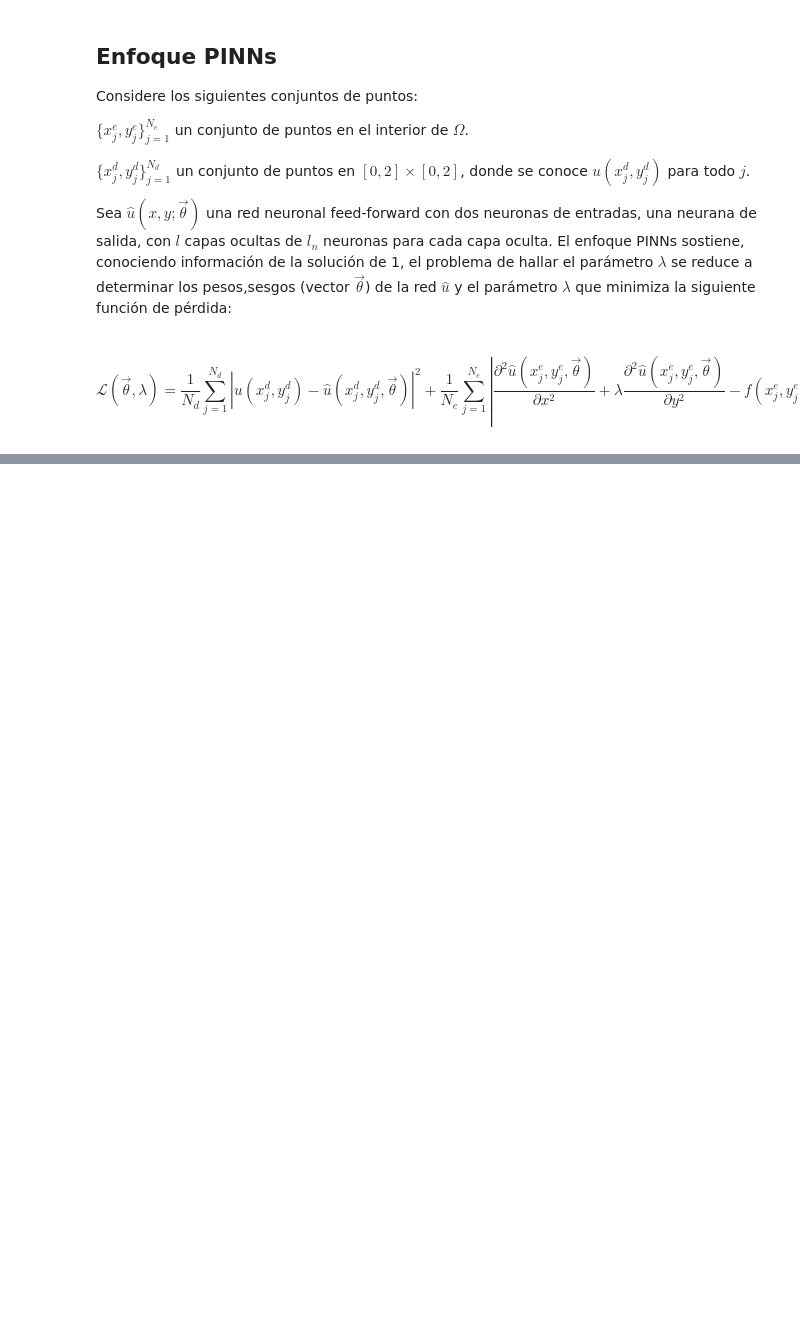
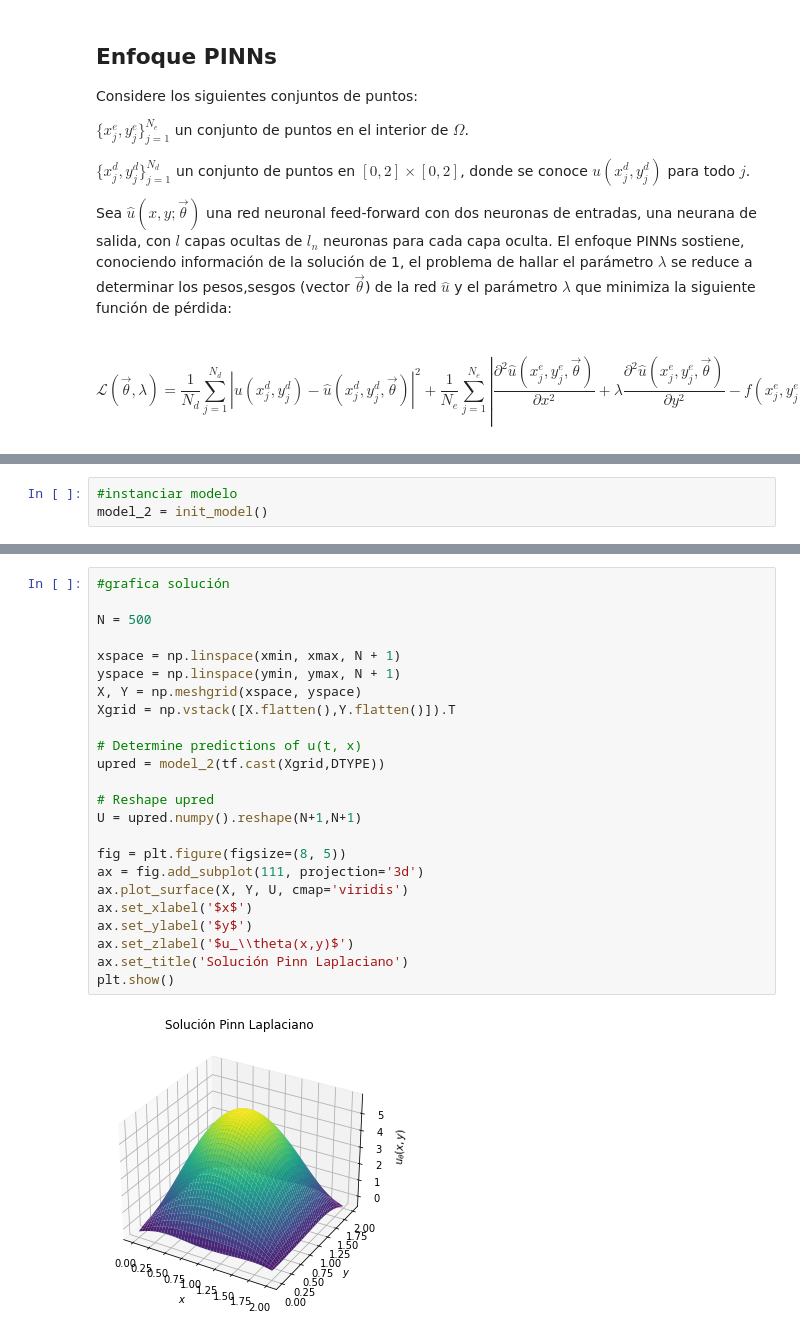
Before and after one commit to SebastianJaraCifuentes/PINNs, a Jupyter notebook: Laplaciano2D.ipynb, the cells around one changed output, grey strips where cells are left out. Cells and saved outputs as stored; diff of their text form; blank space fills up the shorter version.

```diff
--- a/Laplaciano2D.ipynb
+++ b/Laplaciano2D.ipynb
@@ -351,0 +379,3 @@ $$\mathcal{L}(\vec{\theta}, \lambda) =  \dfrac{1}{N_d}\sum\limits_{j=1}^{N_d} |u
+# %%
+#instanciar modelo
+model_2 = init_model()
@@ -351,0 +492,26 @@ $$\mathcal{L}(\vec{\theta}, \lambda) =  \dfrac{1}{N_d}\sum\limits_{j=1}^{N_d} |u
+# %%
+#grafica solución
+
+N = 500
+
+xspace = np.linspace(xmin, xmax, N + 1)
+yspace = np.linspace(ymin, ymax, N + 1)
+X, Y = np.meshgrid(xspace, yspace)
+Xgrid = np.vstack([X.flatten(),Y.flatten()]).T
+
+# Determine predictions of u(t, x)
+upred = model_2(tf.cast(Xgrid,DTYPE))
+
+# Reshape upred
+U = upred.numpy().reshape(N+1,N+1)
+
+fig = plt.figure(figsize=(8, 5))
+ax = fig.add_subplot(111, projection='3d')
+ax.plot_surface(X, Y, U, cmap='viridis')
+ax.set_xlabel('$x$')
+ax.set_ylabel('$y$')
+ax.set_zlabel('$u_\\theta(x,y)$')
+ax.set_title('Solución Pinn Laplaciano')
+plt.show()
+# %% [output]
+[figure, added]
```
Also changed, not shown: parts of 19 cells of this notebook.
